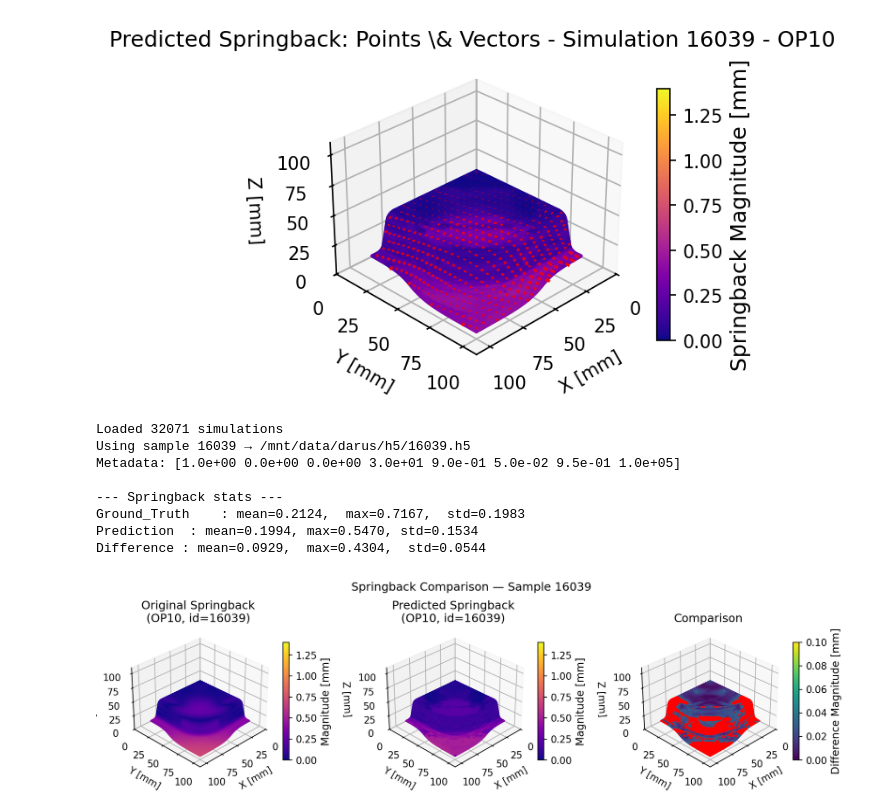
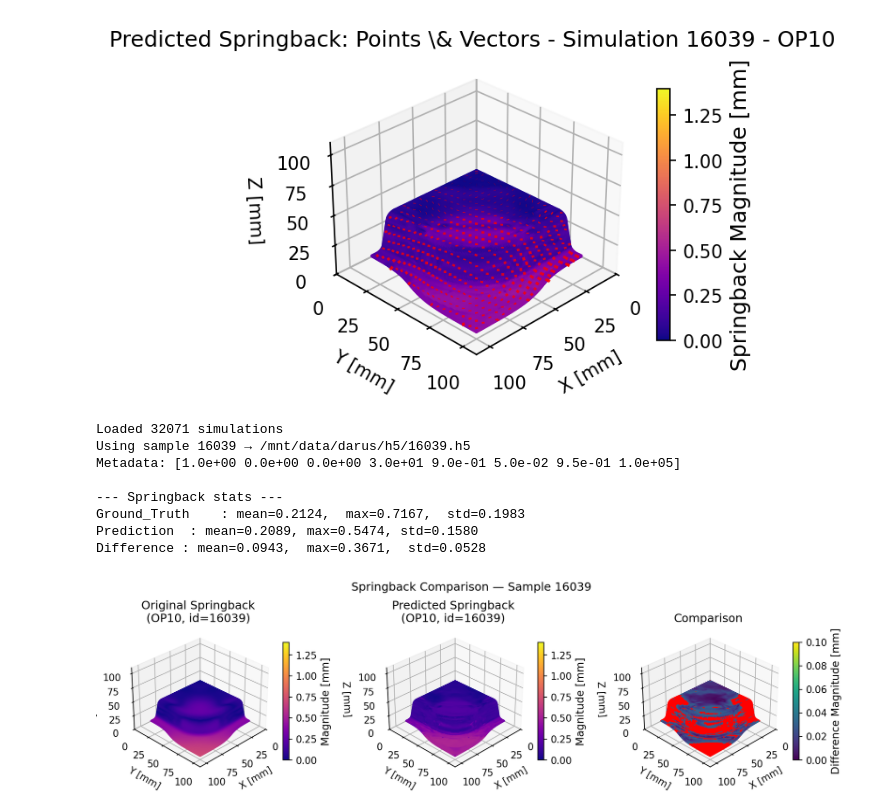
Before and after one commit to Jiang241023/research_project, a Jupyter notebook: hybrid_approach/feature_extraction/feature_display_pointcloud.ipynb, the cells around one changed output. Cells and saved outputs as stored; diff of their text form; code cells hidden in the pictures.

Commit message:
updates for graphormerlike

```diff
--- a/hybrid_approach/feature_extraction/feature_display_pointcloud.ipynb
+++ b/hybrid_approach/feature_extraction/feature_display_pointcloud.ipynb
@@ -317,8 +317,8 @@ from utils_DDACS import extract_mesh, extract_point_springback
 OPERATION   = 10
 TIMESTEP    = 2
 sample_id   = "16039"
-#pred_dir    = "/home/RUS_CIP/st186731/research_project/hybrid_approach/grit_like/prediction/ddacs-node-regression/preds_new"
-pred_dir    = "/home/RUS_CIP/st186731/research_project/hybrid_approach/graphormer_like/prediction/ddacs-node-regression/preds_new"
+pred_dir    = "/home/RUS_CIP/st186731/research_project/hybrid_approach/grit_like/prediction/ddacs-node-regression/preds_new"
+#pred_dir    = "/home/RUS_CIP/st186731/research_project/hybrid_approach/graphormer_like/prediction/ddacs-node-regression/preds_new"
 data_root   = "/mnt/data/jiang"
 data_dir    = Path("/mnt/data/darus/")
 
@@ -434,38 +434,43 @@ add_colorbar(fig, ax2, plt.cm.ScalarMappable(cmap="plasma", norm=norm), "Magnitu
 ax2.set_title(f"Predicted Springback\n(OP{OPERATION}, id={sim_id})")
 ax2.set_xlim(AXIS_LIMITS); ax2.set_ylim(AXIS_LIMITS); ax2.set_zlim(AXIS_LIMITS)
 ax2.view_init(VIEW_ELEVATION, VIEW_AZIMUTH)
 ax2.set_xlabel("X [mm]"); ax2.set_ylabel("Y [mm]"); ax2.set_zlabel("Z [mm]")
 
 # Figure 3: Difference magnitude ||pred - gt||
 ax3 = fig.add_subplot(133, projection="3d")
 p3 = ax3.scatter(coords_plot[:,0], coords_plot[:,1], coords_plot[:,2], c=col3, s=1, alpha=0.95)
 # add_colorbar(fig, ax3, plt.cm.ScalarMappable(cmap="viridis", norm=norm_difference), "Difference Magnitude [mm]")
 add_colorbar(fig, ax3, plt.cm.ScalarMappable(cmap=cmap_viridis_cb, norm=norm_diff_cb), "Difference Magnitude [mm]")
 ax3.set_title("Comparison")
 ax3.set_xlim(AXIS_LIMITS); ax3.set_ylim(AXIS_LIMITS); ax3.set_zlim(AXIS_LIMITS)
 ax3.view_init(VIEW_ELEVATION, VIEW_AZIMUTH)
 ax3.set_xlabel("X [mm]"); ax3.set_ylabel("Y [mm]"); ax3.set_zlabel("Z [mm]")
 
 plt.suptitle(f"Springback Comparison — Sample {sim_id}", y=0.98, fontsize=12)
 
 save_dir = Path("/home/RUS_CIP/st186731/research_project/figures")
 
 save_dir.mkdir(parents=True, exist_ok=True)
 
 fig.tight_layout()  # arrange subplots nicely
-fig.savefig(save_dir / f"springback_id{sample_id}_lfpe.png",
-            dpi=150,                 # pixel density (inches × dpi = pixels)
-            bbox_inches="tight",     # trim extra margins
-            pad_inches=0.1)
-
+if pred_dir == "/home/RUS_CIP/st186731/research_project/hybrid_approach/graphormer_like/prediction/ddacs-node-regression/preds_new":
+    fig.savefig(save_dir / f"springback_id{sample_id}_graphormer_like.png",
+                dpi=150,                 # pixel density (inches × dpi = pixels)
+                bbox_inches="tight",     # trim extra margins
+                pad_inches=0.1)
+else:
+    fig.savefig(save_dir / f"springback_id{sample_id}_grit_like.png",
+                dpi=150,                 # pixel density (inches × dpi = pixels)
+                bbox_inches="tight",     # trim extra margins
+                pad_inches=0.1)
 plt.show()
 # %% [output]
 Loaded 32071 simulations
 Using sample 16039 → /mnt/data/darus/h5/16039.h5
 Metadata: [1.0e+00 0.0e+00 0.0e+00 3.0e+01 9.0e-01 5.0e-02 9.5e-01 1.0e+05]
 
 --- Springback stats ---
 Ground_Truth    : mean=0.2124,  max=0.7167,  std=0.1983
-Prediction  : mean=0.1994, max=0.5470, std=0.1534
-Difference : mean=0.0929,  max=0.4304,  std=0.0544
+Prediction  : mean=0.2089, max=0.5474, std=0.1580
+Difference : mean=0.0943,  max=0.3671,  std=0.0528
-[figure, old version]
+[figure, new version]
```
Also changed, not shown: 11 other files.
